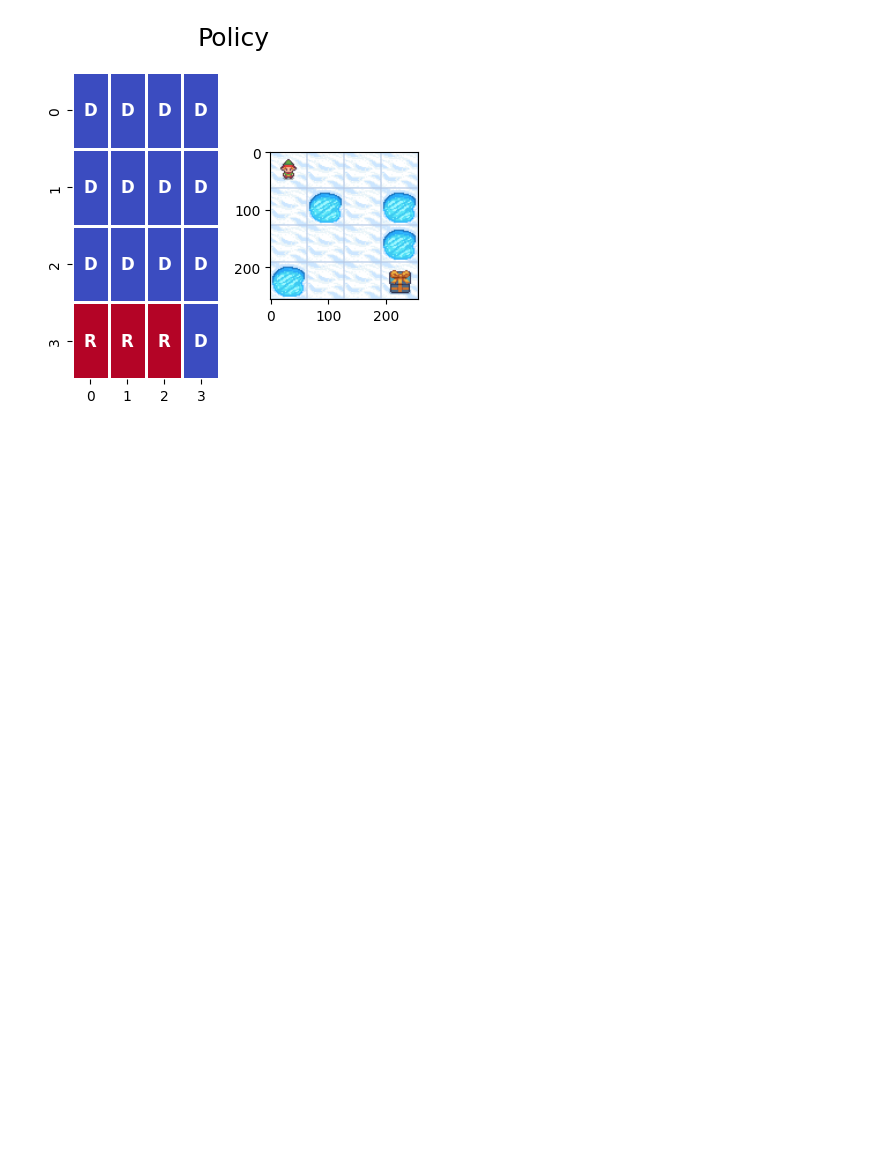
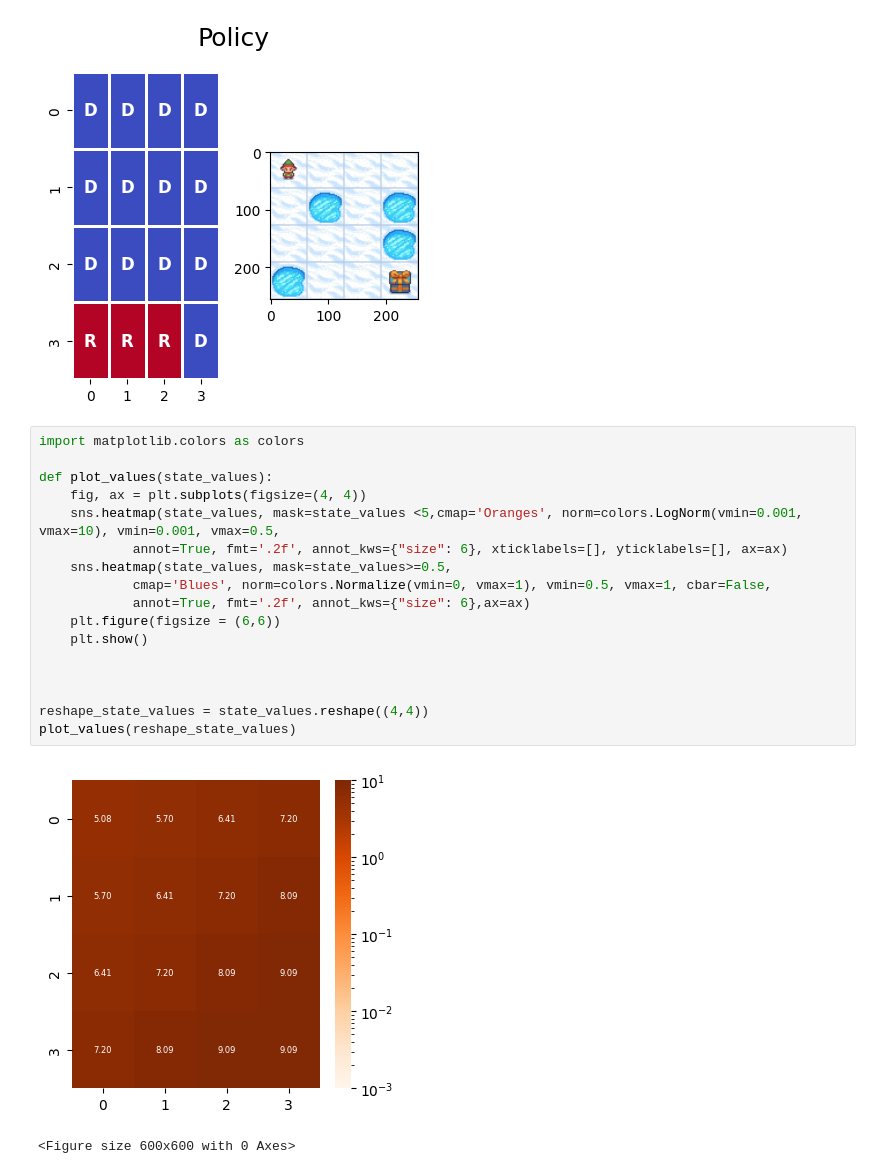
Before and after one commit to SoniaVG/Reinforcement-Learning-IA, a Jupyter notebook: FrozenLake_DinamicProgram.ipynb, the cells around one changed output. Drawn from its saved outputs; the diff is of its cells as text; blank space fills up the shorter version.

```diff
--- a/FrozenLake_DinamicProgram.ipynb
+++ b/FrozenLake_DinamicProgram.ipynb
@@ -249,3 +250,23 @@ plot_policy(policy_probs, env.render())
  [1 1 1 1]
  [2 2 2 1]]
 [figure]
+# %%
+import matplotlib.colors as colors
+
+def plot_values(state_values):
+    fig, ax = plt.subplots(figsize=(4, 4))
+    sns.heatmap(state_values, mask=state_values <5,cmap='Oranges', norm=colors.LogNorm(vmin=0.001, vmax=10), vmin=0.001, vmax=0.5,
+            annot=True, fmt='.2f', annot_kws={"size": 6}, xticklabels=[], yticklabels=[], ax=ax)
+    sns.heatmap(state_values, mask=state_values>=0.5,
+            cmap='Blues', norm=colors.Normalize(vmin=0, vmax=1), vmin=0.5, vmax=1, cbar=False,
+            annot=True, fmt='.2f', annot_kws={"size": 6},ax=ax)
+    plt.figure(figsize = (6,6))
+    plt.show()
+
+
+
+reshape_state_values = state_values.reshape((4,4))
+plot_values(reshape_state_values)
+# %% [output]
+[figure, added]
+<Figure size 600x600 with 0 Axes>
```
Also changed, not shown: parts of 5 cells of this notebook.
